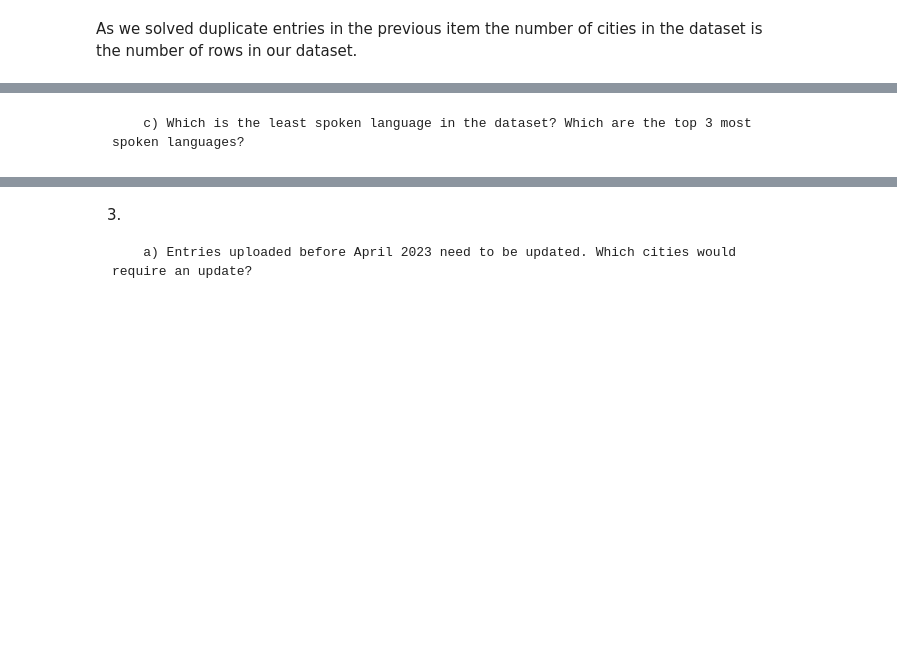
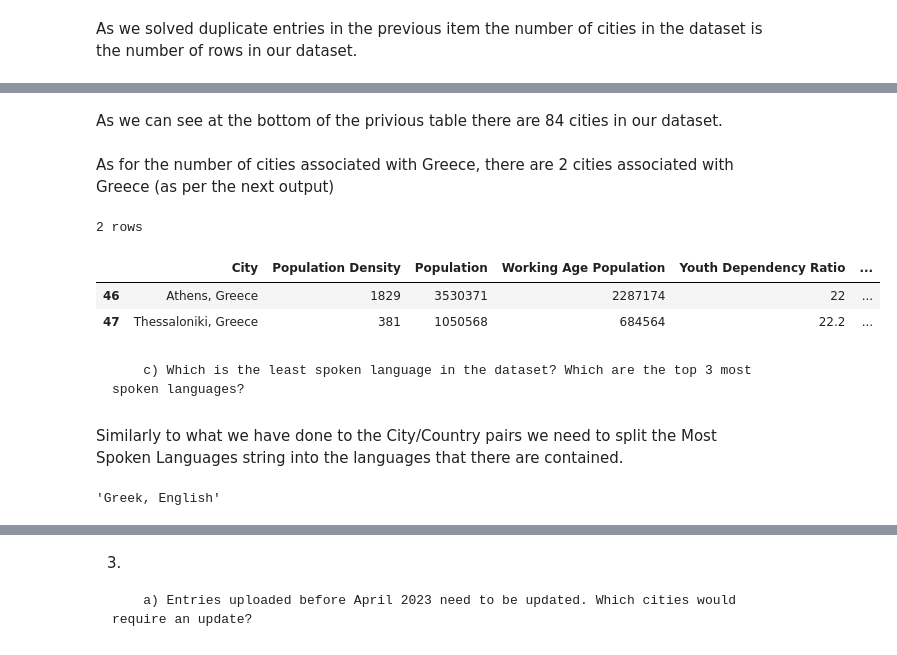
Before and after one commit to CoderCactus/WhereShouldILive, a Jupyter notebook: Group13_PDS_2526.ipynb, the cells around one changed output, grey strips where cells are left out. Drawn from its saved outputs; the diff is of its cells as text; code cells hidden in the pictures; blank space fills up the shorter version.

```diff
--- a/Group13_PDS_2526.ipynb
+++ b/Group13_PDS_2526.ipynb
@@ -217,2 +233,20 @@ As we solved duplicate entries in the previous item the number of cities in the
+# %% [markdown]
+As we can see at the bottom of the privious table there are 84 cities in our dataset.
+# %% [markdown]
+As for the number of cities associated with Greece, there are 2 cities associated with Greece (as per the next output)
+# %%
+print(df.query('Country == "Greece"').shape[0], 'rows')
+df.query('Country == "Greece"')
+# %% [output]
+2 rows
+|  | City | Population Density | Population | Working Age Population | Youth Dependency Ratio | ... |
+| 46 | Athens, Greece | 1829 | 3530371 | 2287174 | 22 | ... |
+| 47 | Thessaloniki, Greece | 381 | 1050568 | 684564 | 22.2 | ... |
 # %% [markdown]
         c) Which is the least spoken language in the dataset? Which are the top 3 most spoken languages?
+# %% [markdown]
+Similarly to what we have done to the City/Country pairs we need to split the Most Spoken Languages string into the languages that there are contained.
+# %%
+df['Main Spoken Languages'][46]
+# %% [output]
+'Greek, English'
```
Also changed, not shown: parts of 6 cells of this notebook.
